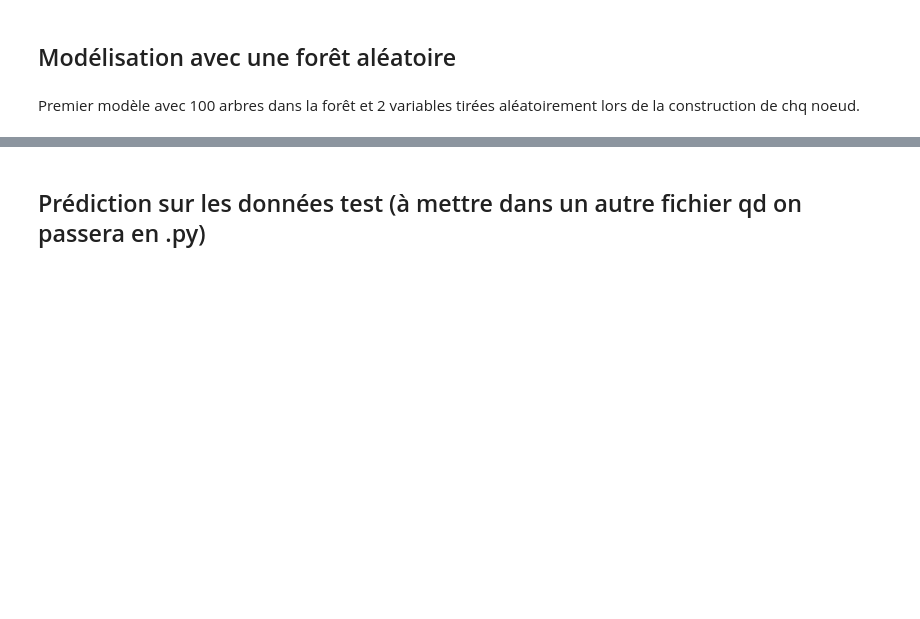
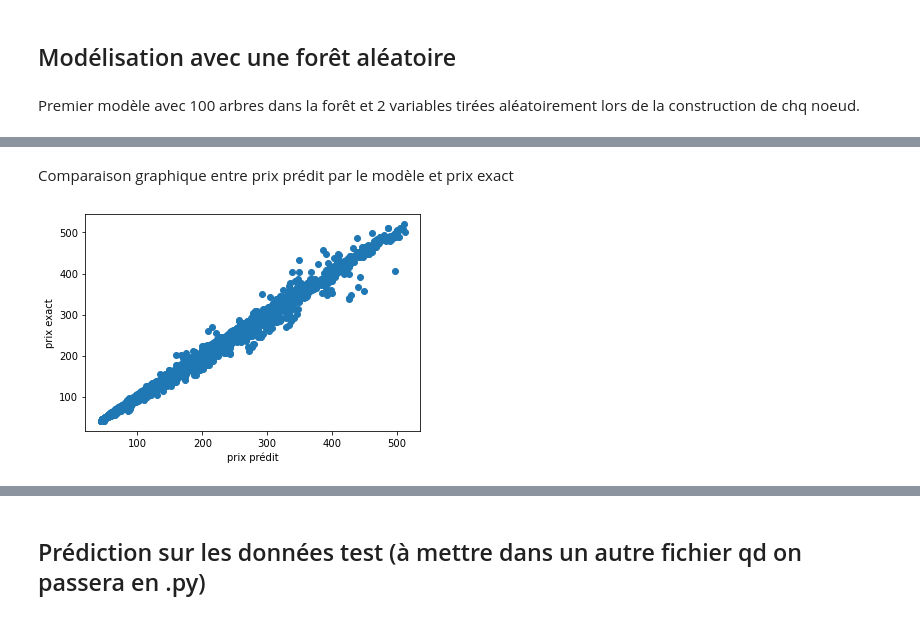
Before and after one commit to TryoenJ/Defi-IA, a Jupyter notebook: model.ipynb, the cells around one changed output, grey strips where cells are left out. Drawn from its saved outputs; the diff is of its cells as text; code cells hidden in the pictures; blank space fills up the shorter version.

```diff
--- a/model.ipynb
+++ b/model.ipynb
@@ -342,0 +343,9 @@ R2= 0.9927734735858833
+# %% [markdown]
+Comparaison graphique entre prix prédit par le modèle et prix exact
+# %%
+plt.plot(prev,Y_val,"o")
+plt.xlabel(u"prix prédit")
+plt.ylabel(u"prix exact")
+plt.show()
+# %% [output]
+[figure, added]
```
Also changed, not shown: parts of 33 cells of this notebook, 3 other files.
